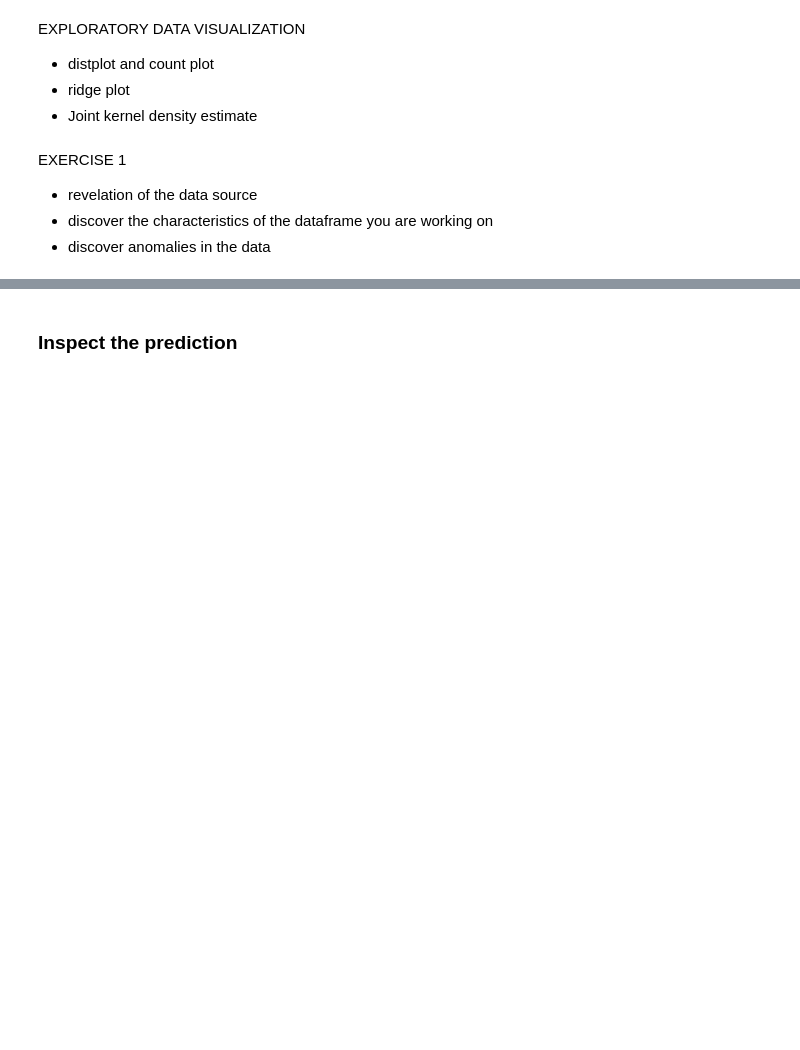
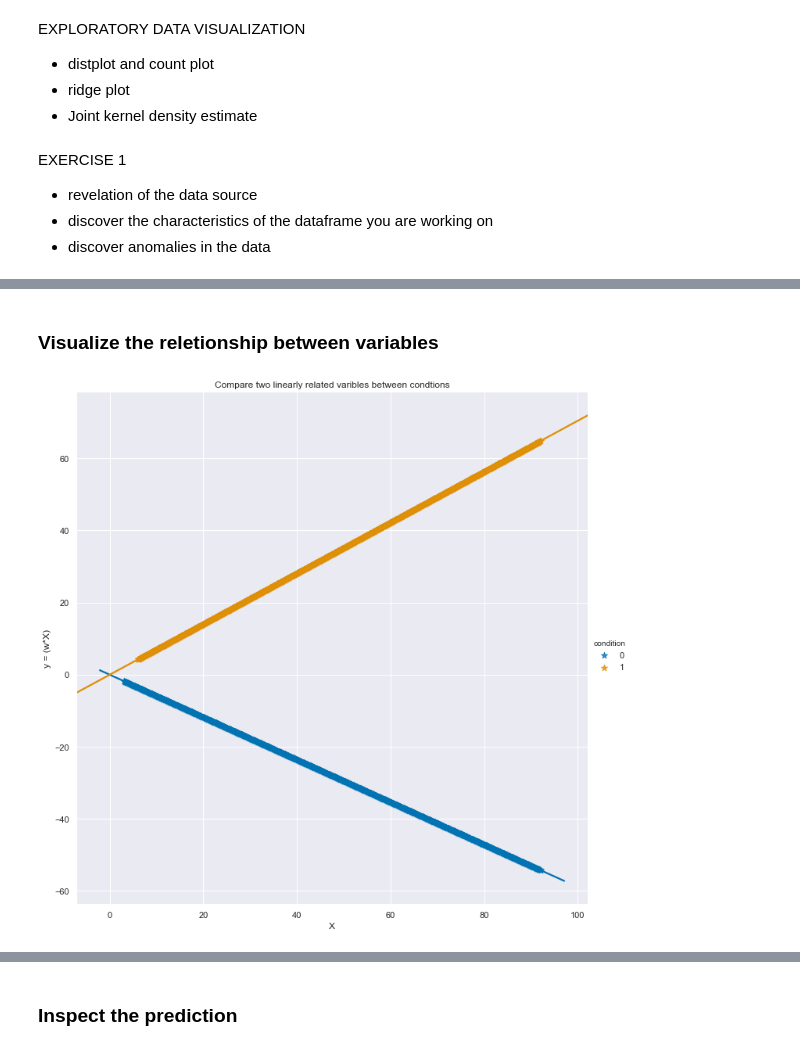
Before and after one commit to vb690/data_viz_python, a Jupyter notebook: iggi_workshop_data_viz_python.ipynb, the cells around one changed output, grey strips where cells are left out. Cells and saved outputs as stored; diff of their text form; code cells hidden in the pictures; blank space fills up the shorter version.

```diff
--- a/iggi_workshop_data_viz_python.ipynb
+++ b/iggi_workshop_data_viz_python.ipynb
@@ -214,0 +87,19 @@ plt.show()
+# %% [markdown]
+### Visualize the reletionship between variables
+# %%
+sns.set()
+sns.lmplot(x='x'
+           , y='y'
+           , hue='condition'
+           , palette='colorblind'
+           , markers='*'
+           , data=df_ln
+           , height=10
+           , scatter_kws={'s': 70}
+           )
+plt.title('Compare two linearly related varibles between condtions')
+plt.xlabel('X')
+plt.ylabel('y = (w*X)')
+plt.show()
+# %% [output]
+[figure, added]
```
Also changed, not shown: parts of 55 cells of this notebook, 3 other files.
